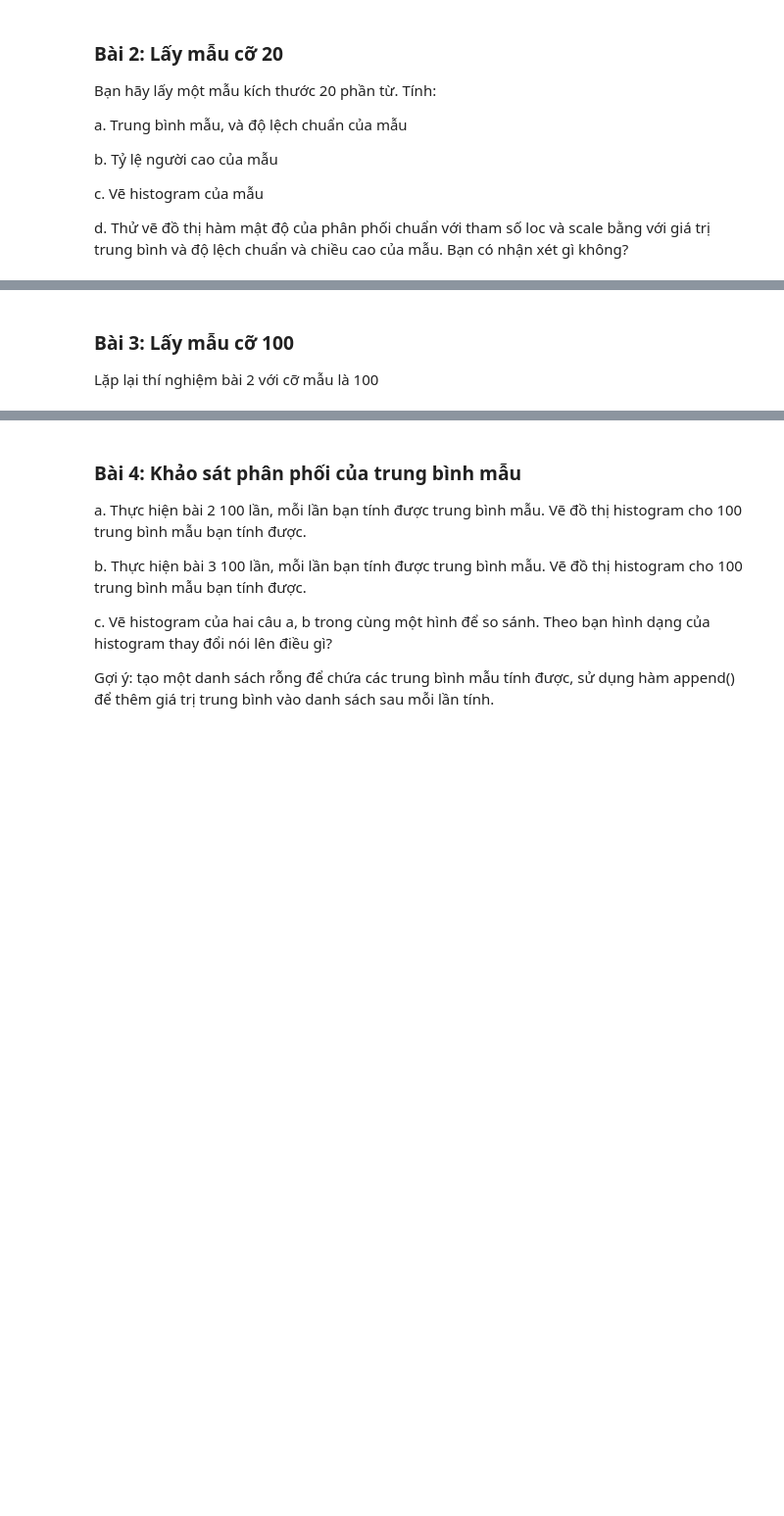
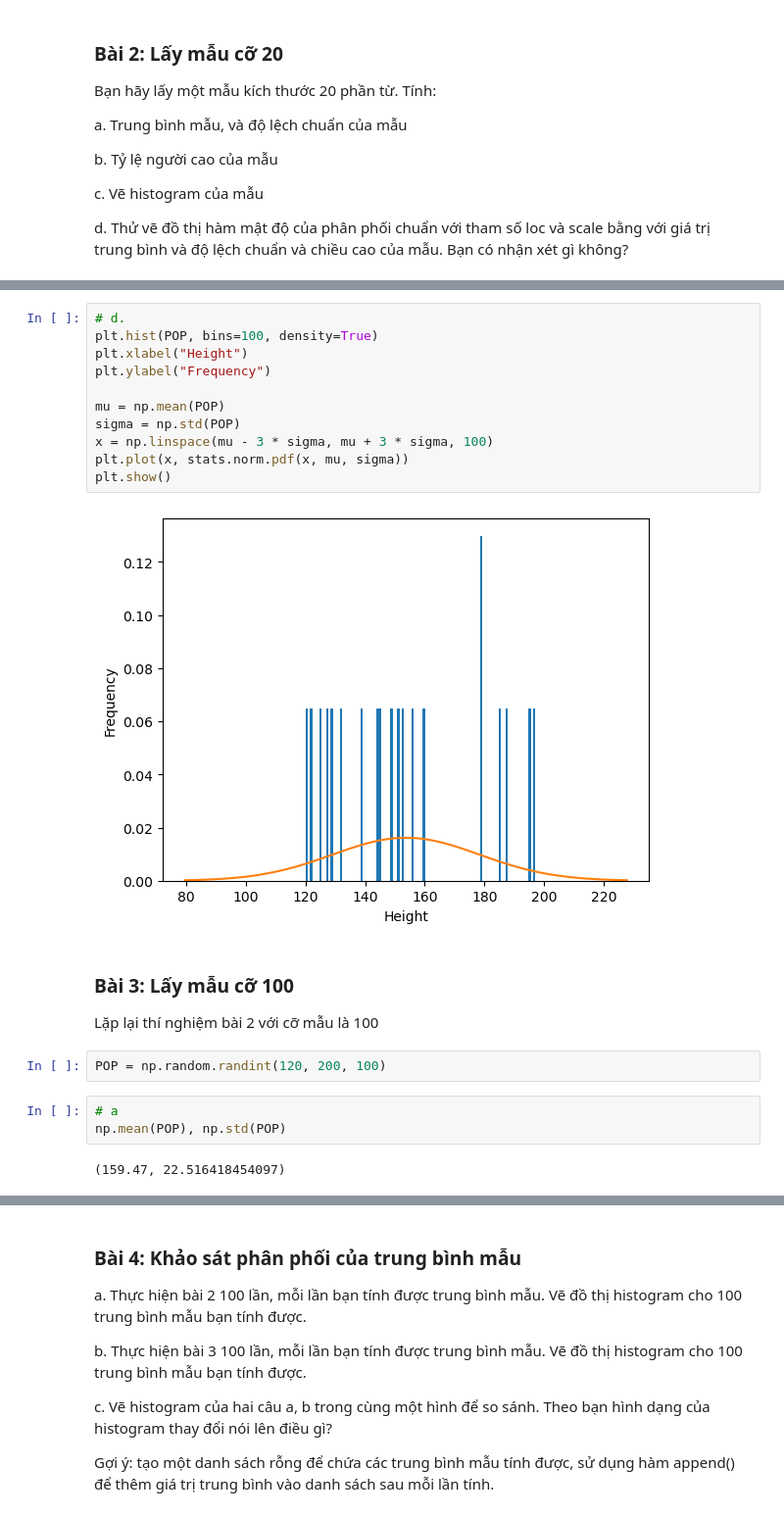
Before and after one commit to tiesen243/data-analyst, a Jupyter notebook: tkud_lab05_ex.ipynb, the cells around one changed output, grey strips where cells are left out. Shown at 98% size. Cells and saved outputs as stored; diff of their text form; blank space fills up the shorter version.

```diff
--- a/tkud_lab05_ex.ipynb
+++ b/tkud_lab05_ex.ipynb
@@ -59,4 +90,24 @@ d. Thử vẽ đồ thị hàm mật độ của phân phối chuẩn với tham
+# %%
+# d.
+plt.hist(POP, bins=100, density=True)
+plt.xlabel("Height")
+plt.ylabel("Frequency")
+
+mu = np.mean(POP)
+sigma = np.std(POP)
+x = np.linspace(mu - 3 * sigma, mu + 3 * sigma, 100)
+plt.plot(x, stats.norm.pdf(x, mu, sigma))
+plt.show()
+# %% [output]
+[figure, added]
 # %% [markdown]
 ### Bài 3: Lấy mẫu cỡ 100
 
 Lặp lại thí nghiệm bài 2 với cỡ mẫu là 100
+# %%
+POP = np.random.randint(120, 200, 100)
+# %%
+# a
+np.mean(POP), np.std(POP)
+# %% [output]
+(159.47, 22.516418454097)
```
Also changed, not shown: parts of 24 cells of this notebook, 1 other file.
